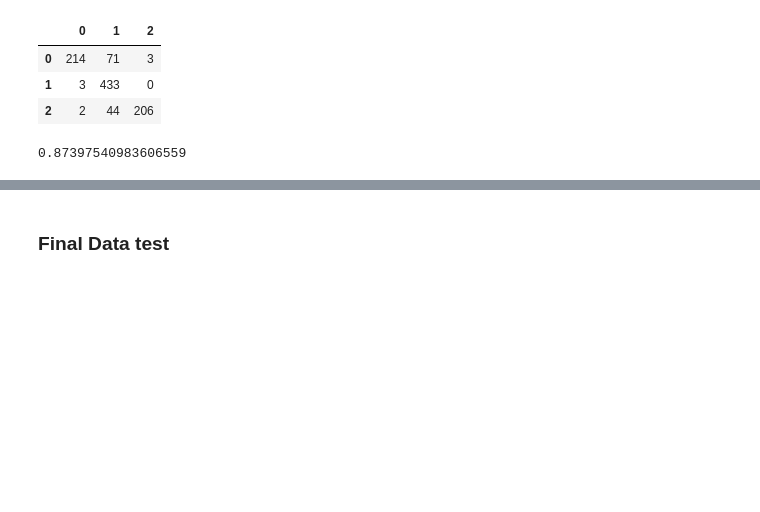
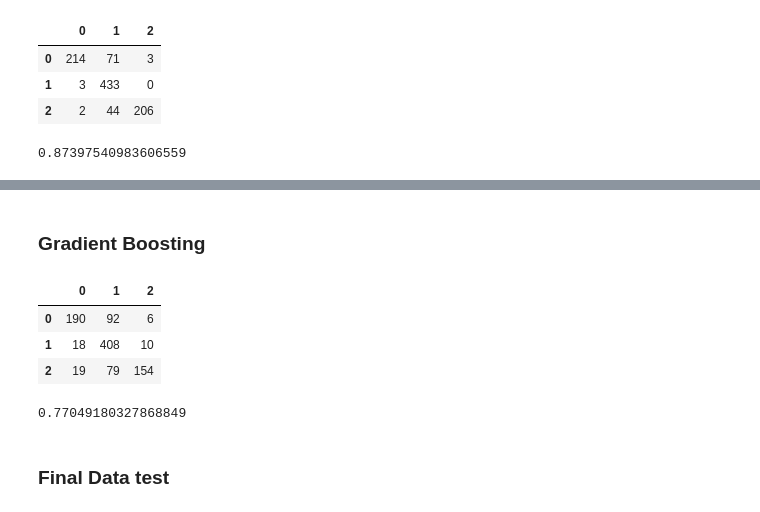
Before and after one commit to Alexjvgentil/Simple-Sentiment-Model, a Jupyter notebook: Modelo Sentimento.ipynb, the cells around one changed output, grey strips where cells are left out. Saved outputs shown, nothing was run; the diff lists cells and outputs as text; code cells hidden in the pictures; blank space fills up the shorter version.

```diff
--- a/Modelo Sentimento.ipynb
+++ b/Modelo Sentimento.ipynb
@@ -209,3 +165,16 @@ accuracy_score(y_pred=predicted_lda,y_true=y_test)
+# %% [markdown]
+<h3>Gradient Boosting</h3>
+# %%
+pd.DataFrame(confusion_matrix(y_pred=predicted_gbm,y_true=y_test))
+# %% [output]
+|  | 0 | 1 | 2 |
+| 0 | 190 | 92 | 6 |
+| 1 | 18 | 408 | 10 |
+| 2 | 19 | 79 | 154 |
+# %%
+accuracy_score(y_pred=predicted_gbm,y_true=y_test)
+# %% [output]
+0.77049180327868849
 # %% [markdown]
 <h3>Final Data test</h3>
 # %%
```
Also changed, not shown: parts of 16 cells of this notebook.
